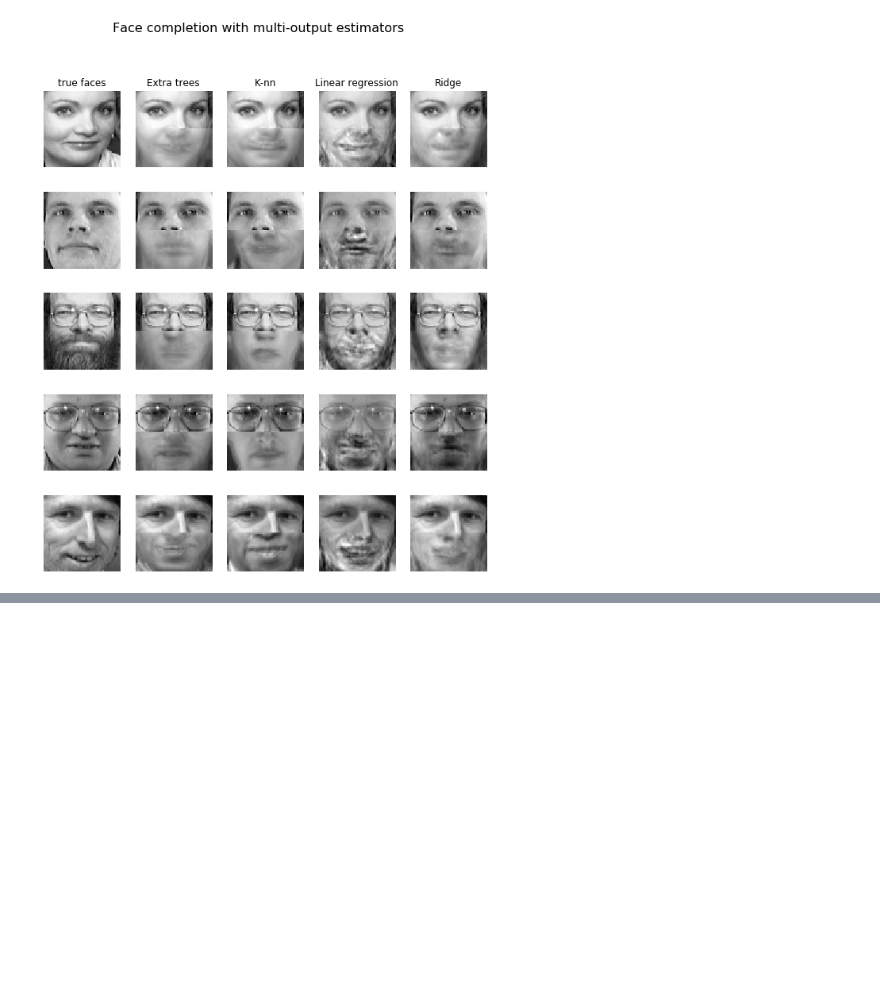
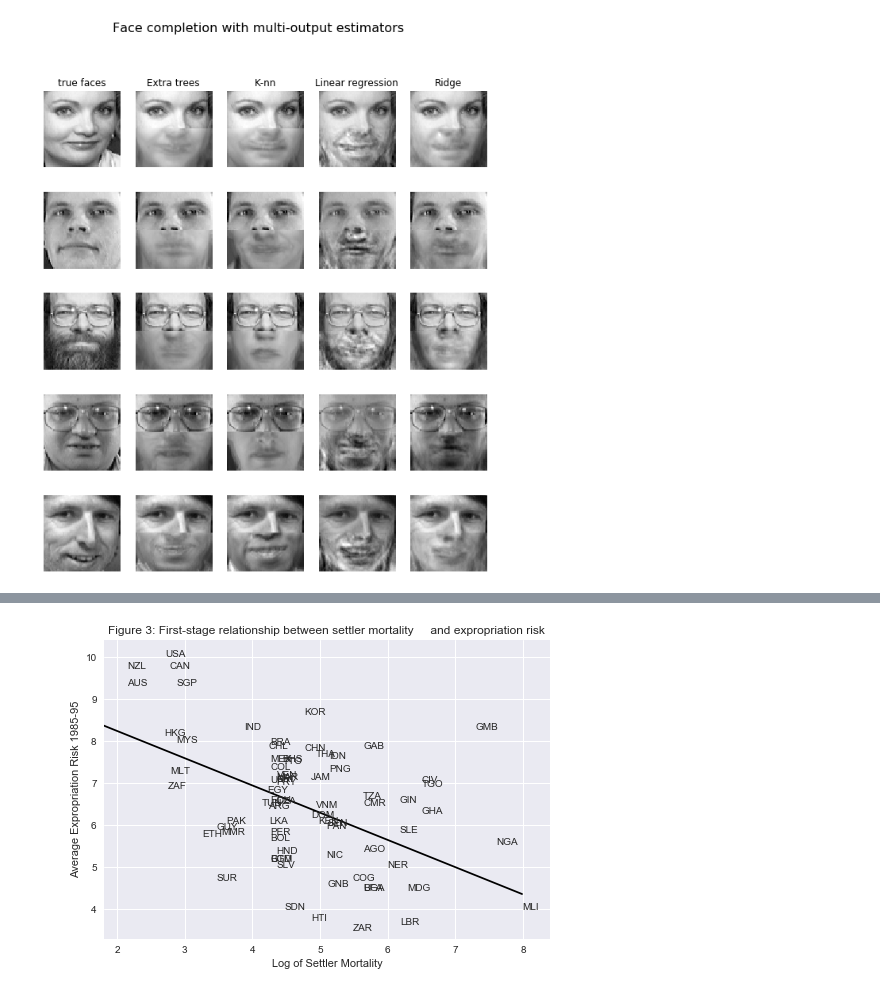
Before and after one commit to anikil/python-basic-maths, a Jupyter notebook: linear regression .ipynb, the cells around one changed output, grey strips where cells are left out. Cells and saved outputs as stored; diff of their text form; code cells hidden in the pictures; blank space fills up the shorter version.

```diff
--- a/linear regression .ipynb
+++ b/linear regression .ipynb
@@ -236,0 +417,29 @@ Automatically created module for IPython interactive environment
+# %%
+# Dropping NA's is required to use numpy's polyfit
+df1_subset2 = df1.dropna(subset=['logem4', 'avexpr'])
+
+X = df1_subset2['logem4']
+y = df1_subset2['avexpr']
+labels = df1_subset2['shortnam']
+
+# Replace markers with country labels
+fig, ax = plt.subplots()
+ax.scatter(X, y, marker='')
+
+for i, label in enumerate(labels):
+    ax.annotate(label, (X.iloc[i], y.iloc[i]))
+
+# Fit a linear trend line
+ax.plot(np.unique(X),
+         np.poly1d(np.polyfit(X, y, 1))(np.unique(X)),
+         color='black')
+
+ax.set_xlim([1.8,8.4])
+ax.set_ylim([3.3,10.4])
+ax.set_xlabel('Log of Settler Mortality')
+ax.set_ylabel('Average Expropriation Risk 1985-95')
+ax.set_title('Figure 3: First-stage relationship between settler mortality \
+    and expropriation risk')
+plt.show()
+# %% [output]
+[figure, added]
```
Also changed, not shown: parts of 18 cells of this notebook.
